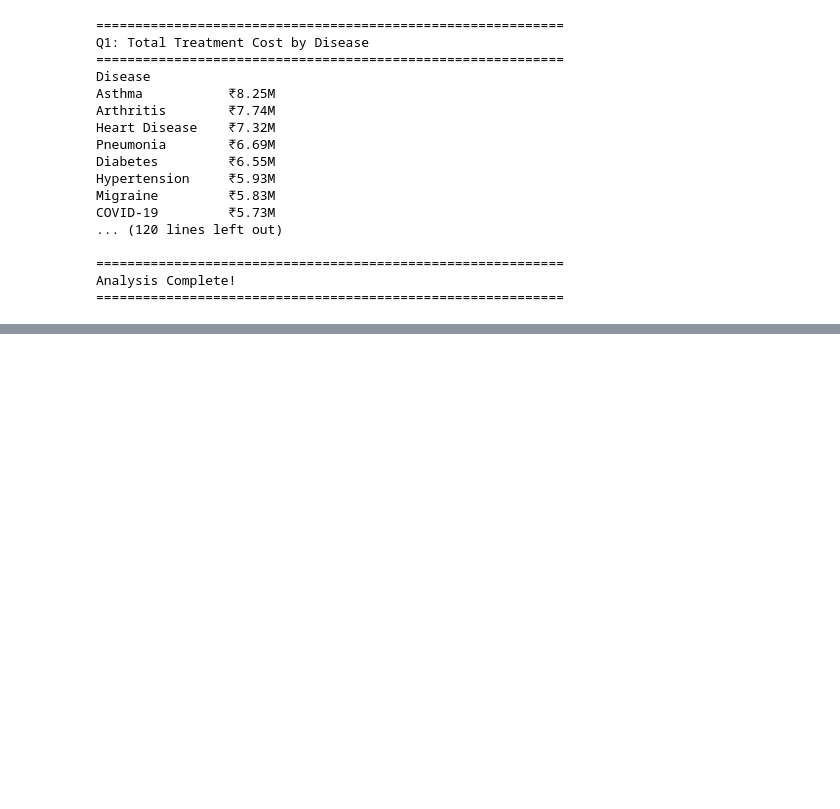
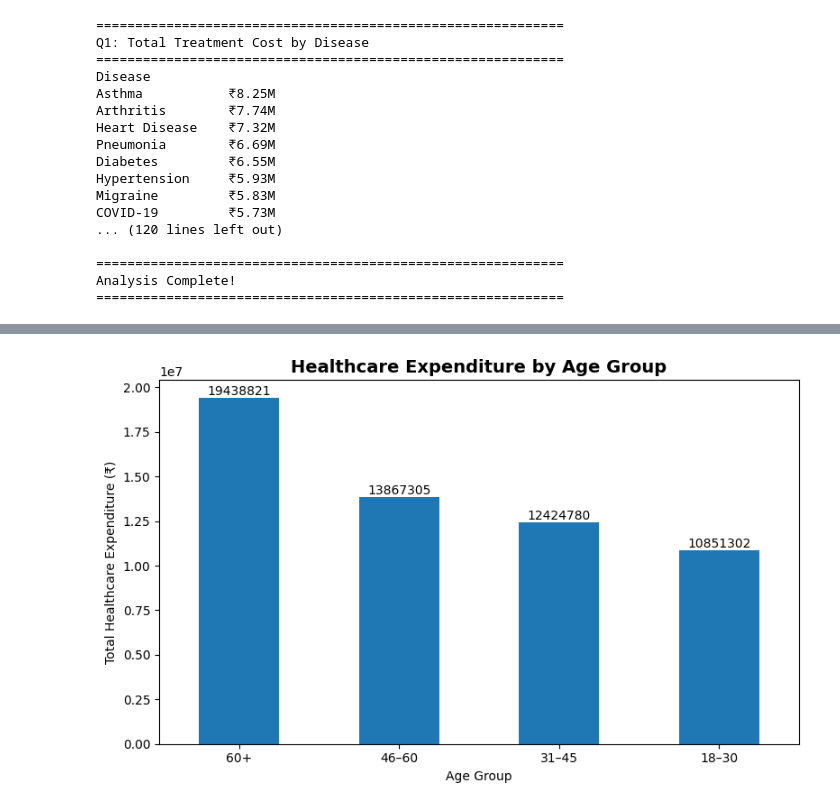
Before and after one commit to neoaitech/Data-Analytics-Selction-Assessment, a Jupyter notebook: Healthcare Analysis.ipynb, the cells around one changed output, grey strips where cells are left out. Drawn from its saved outputs; the diff is of its cells as text; code cells hidden in the pictures; blank space fills up the shorter version.

```diff
--- a/Healthcare Analysis.ipynb
+++ b/Healthcare Analysis.ipynb
@@ -127,0 +160,16 @@ Analysis Complete!
+# %%
+plt.figure(figsize=(8,5))
+ax = q6.plot(kind='bar')
+
+plt.title('Healthcare Expenditure by Age Group', fontsize=14, fontweight='bold')
+plt.xlabel('Age Group')
+plt.ylabel('Total Healthcare Expenditure (₹)')
+plt.xticks(rotation=0)
+
+for container in ax.containers:
+    ax.bar_label(container, fmt='%.0f')
+
+plt.tight_layout()
+plt.show()
+# %% [output]
+[figure, added]
```
Also changed, not shown: parts of 6 cells of this notebook, 1 other file.
